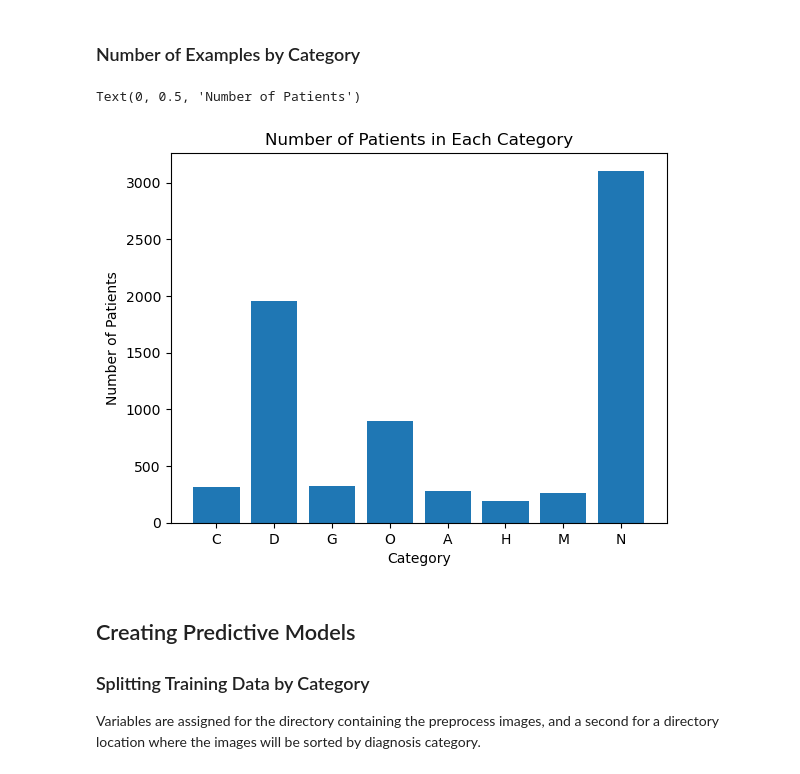
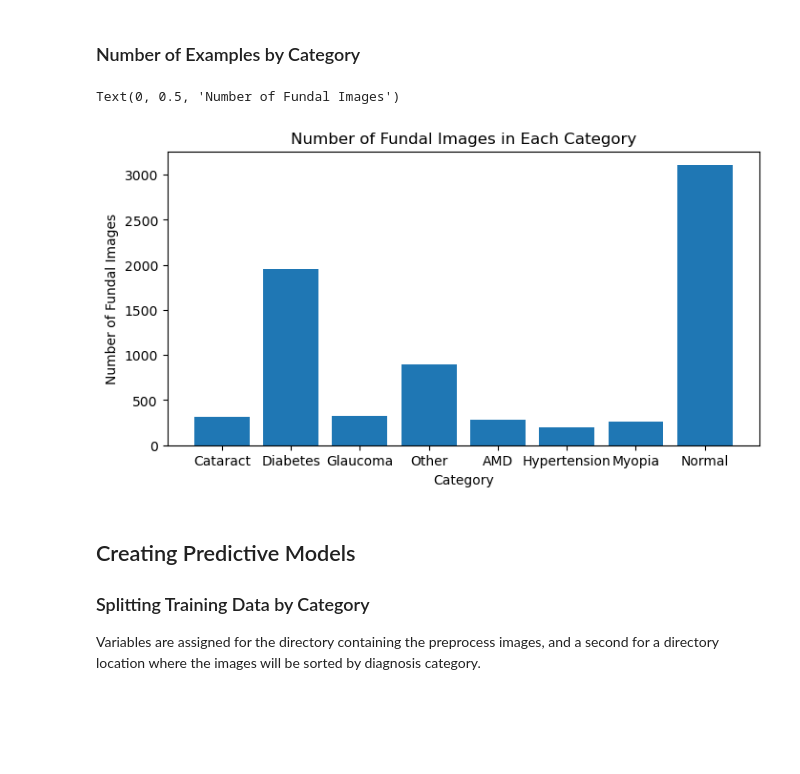
Before and after one commit to sarahdurrani22/CV-Prediction-of-Ocular-Disease, a Jupyter notebook: CV_to_Predict_Ocular_Disease_main.ipynb, the cells around one changed output. Cells and saved outputs as stored; diff of their text form; code cells hidden in the pictures; blank space fills up the shorter version.

```diff
--- a/CV_to_Predict_Ocular_Disease_main.ipynb
+++ b/CV_to_Predict_Ocular_Disease_main.ipynb
@@ -66,3 +65,9 @@ ocular_disease_df = pd.read_excel(ocular_disease_filepath)
+# %%
+# Get the current working directory, the relative path to the excel, and read the excel into a dataframe
+current_dir = pathlib.Path().resolve()
+ocular_disease_filepath = os.path.join(current_dir, 'data_processed.xlsx')
+
+ocular_disease_df = pd.read_excel(ocular_disease_filepath)
 # %% [markdown]
 ### Diagnoses of Ocular Disease Present in Dataset
 
@@ -124,6 +129,10 @@ max       1.000000     1.000000     1.000000
 # %% [markdown]
 ### Data Visualization
 # %%
+# The category ID is not used for diagnostic purposes or analysis, so it is dropped
+ocular_disease_df.drop(['ID'], axis=1, inplace=True)
+
+# Plot histograms of the numerical data from dataset
 ocular_disease_df.hist(figsize=(12, 10), bins=20)
 plt.suptitle("Histograms of Ocular Disease Data Numerical Data\n", fontsize=20, y=1.07, x =.6)
 plt.tight_layout(rect=(0, 0, 1.2, 1.2))
@@ -212,17 +233,19 @@ plt.show()
 ### Number of Examples by Category
 # %%
 cat_counts = []
+diagnosis = ['Cataract', 'Diabetes', 'Glaucoma', 'Other', 'AMD', 'Hypertension', 'Myopia', 'Normal']
 
 for cat in categs:
     cat_counts.append((ocular_disease_df[f'Left-{cat}'].sum() + ocular_disease_df[f'Right-{cat}'].sum()))
 
-plt.bar(x=categs, height=cat_counts)
-plt.title("Number of Patients in Each Category")
+plt.figure(figsize=(8, 4))
+plt.bar(x=diagnosis, height=cat_counts)
+plt.title("Number of Fundal Images in Each Category")
 plt.xlabel("Category")
-plt.ylabel("Number of Patients")
+plt.ylabel("Number of Fundal Images")
 # %% [output]
-Text(0, 0.5, 'Number of Patients')
+Text(0, 0.5, 'Number of Fundal Images')
-[figure, old version]
+[figure, new version]
 # %% [markdown]
 ## Creating Predictive Models
 
```
Also changed, not shown: parts of 9 cells of this notebook.
